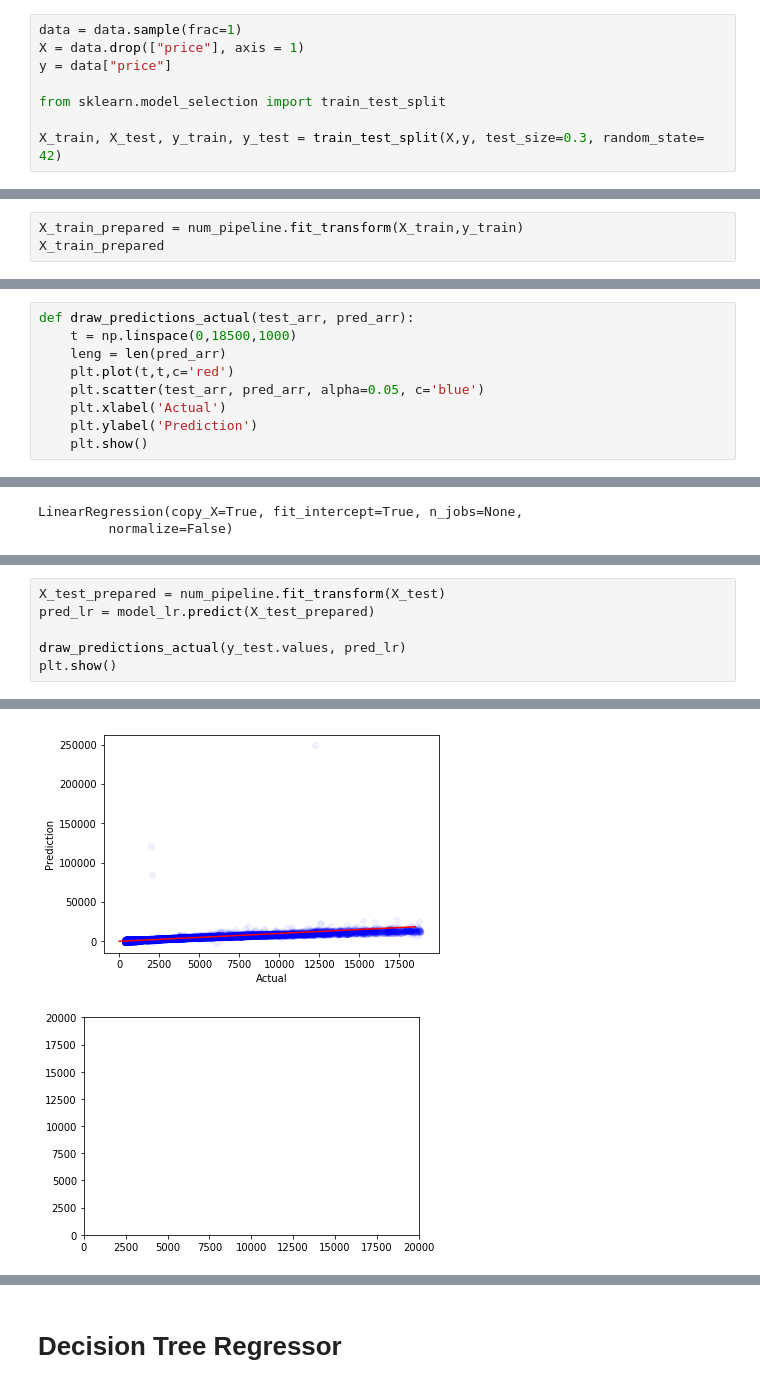
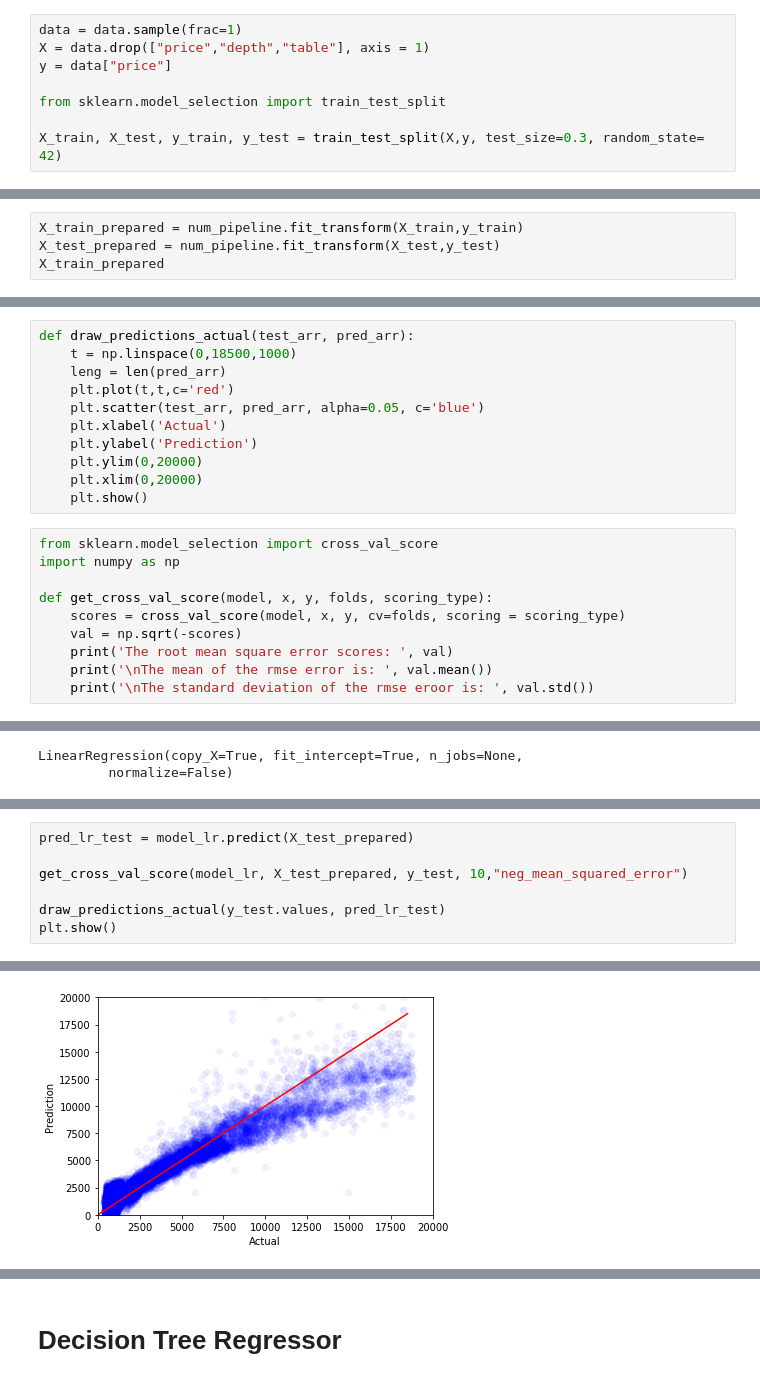
Before and after one commit to parvmaurya/ML_Diamonds_Dataset, a Jupyter notebook: diamond.ipynb, the cells around one changed output, grey strips where cells are left out. Cells and saved outputs as stored; diff of their text form.

```diff
--- a/diamond.ipynb
+++ b/diamond.ipynb
@@ -157,7 +159,7 @@ map_categorical = {
 data.replace(map_categorical, inplace=True)
 # %%
 data = data.sample(frac=1)
-X = data.drop(["price"], axis = 1)
+X = data.drop(["price","depth","table"], axis = 1)
 y = data["price"]
 
 from sklearn.model_selection import train_test_split
@@ -283,5 +283,6 @@ full_pipeline = FeatureUnion(transformer_list=[
 ])
 # %%
 X_train_prepared = num_pipeline.fit_transform(X_train,y_train)
+X_test_prepared = num_pipeline.fit_transform(X_test,y_test)
 X_train_prepared
 # %% [output]
@@ -323,7 +317,19 @@ def draw_predictions_actual(test_arr, pred_arr):
     plt.scatter(test_arr, pred_arr, alpha=0.05, c='blue')
     plt.xlabel('Actual')
     plt.ylabel('Prediction')
+    plt.ylim(0,20000)
+    plt.xlim(0,20000)
     plt.show()
+# %%
+from sklearn.model_selection import cross_val_score
+import numpy as np
+
+def get_cross_val_score(model, x, y, folds, scoring_type):
+    scores = cross_val_score(model, x, y, cv=folds, scoring = scoring_type)
+    val = np.sqrt(-scores)
+    print('The root mean square error scores: ', val)
+    print('\nThe mean of the rmse error is: ', val.mean())
+    print('\nThe standard deviation of the rmse eroor is: ', val.std())
 # %% [markdown]
 # Linear Regression
 # %%
@@ -348,7 +352,8 @@ print(scores.mean()*100)
 # %%
-X_test_prepared = num_pipeline.fit_transform(X_test)
-pred_lr = model_lr.predict(X_test_prepared)
+pred_lr_test = model_lr.predict(X_test_prepared)
 
-draw_predictions_actual(y_test.values, pred_lr)
+get_cross_val_score(model_lr, X_test_prepared, y_test, 10,"neg_mean_squared_error")
+
+draw_predictions_actual(y_test.values, pred_lr_test)
 plt.show()
 # %% [output]
@@ -355,2 +366 @@ plt.show()
-[figure, old version]
+[figure, new version]
-[figure, removed]
```
Also changed, not shown: parts of 29 cells of this notebook.
